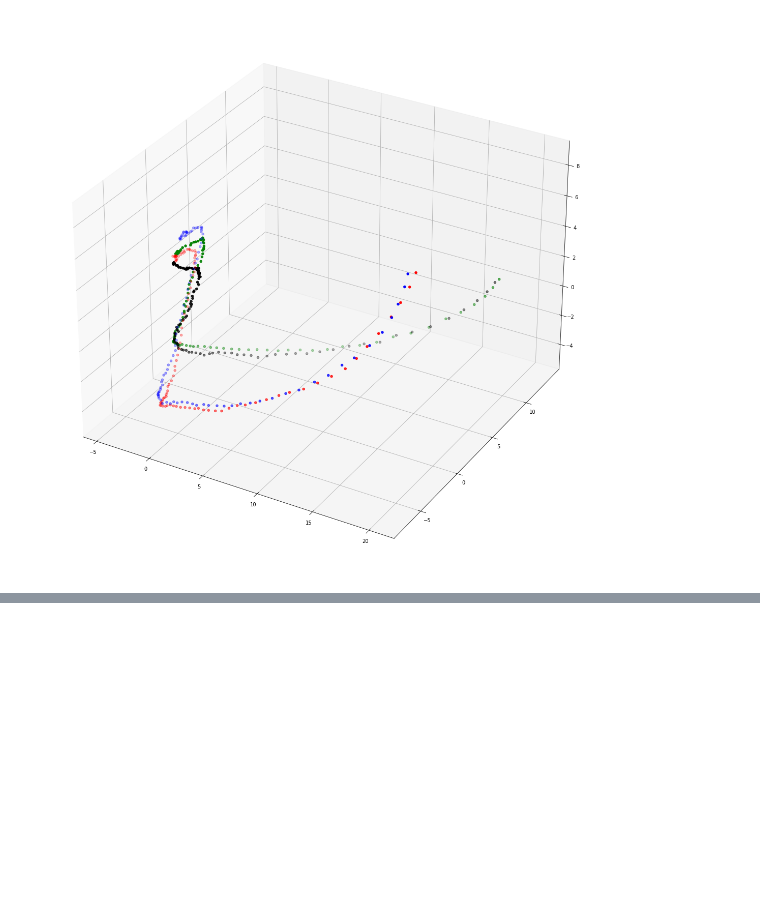
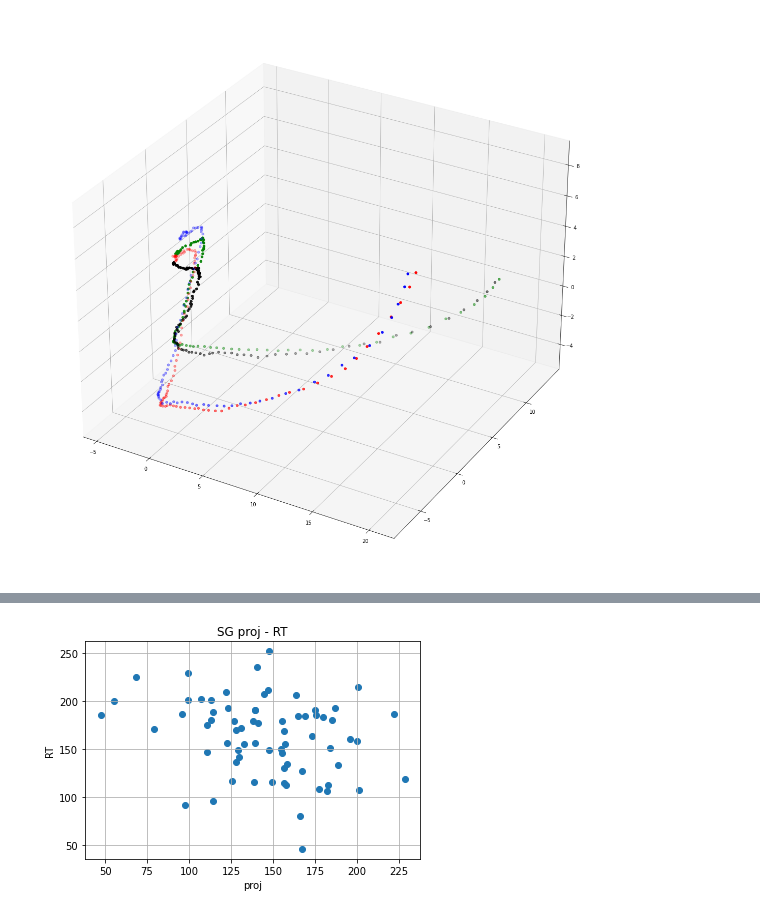
Before and after one commit to CONECT-INT/2022_CENTURI-SummerSchool, a Jupyter notebook: dev/dataset2_river.ipynb, the cells around one changed output, grey strips where cells are left out. Cells and saved outputs as stored; diff of their text form; code cells hidden in the pictures; blank space fills up the shorter version.

```diff
--- a/dev/dataset2_river.ipynb
+++ b/dev/dataset2_river.ipynb
@@ -254,0 +272,8 @@ ax.scatter3D(score_cond4[:,0], score_cond4[:,1], score_cond4[:,2], c='g');
+# %%
+plt.scatter(proj_SG, RTs[(grips == 1)])
+plt.xlabel('proj')
+plt.ylabel('RT')
+plt.title('SG proj - RT')
+plt.grid(True)
+# %% [output]
+[figure, added]
```
Also changed, not shown: parts of 10 cells of this notebook.
